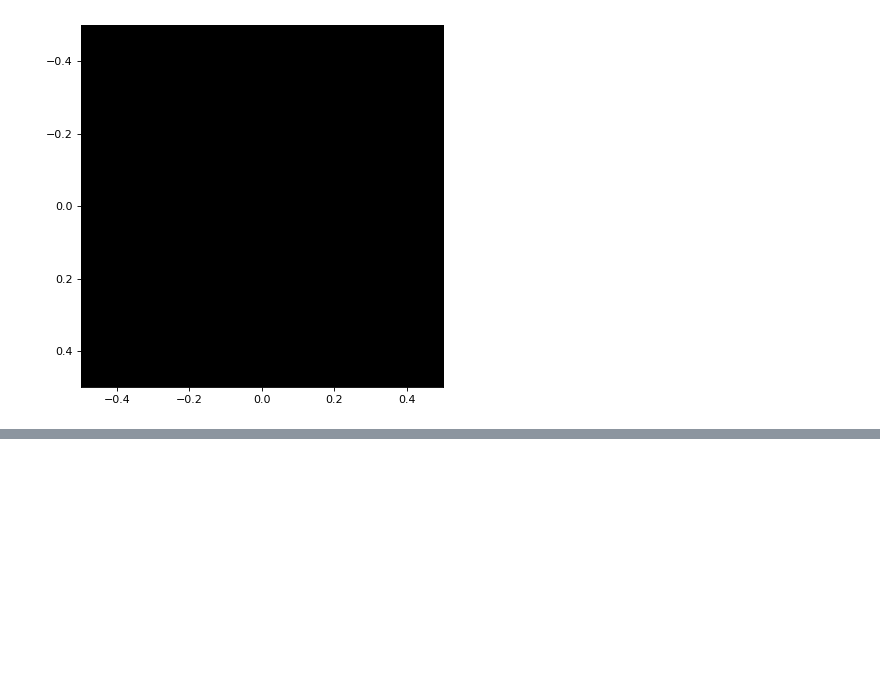
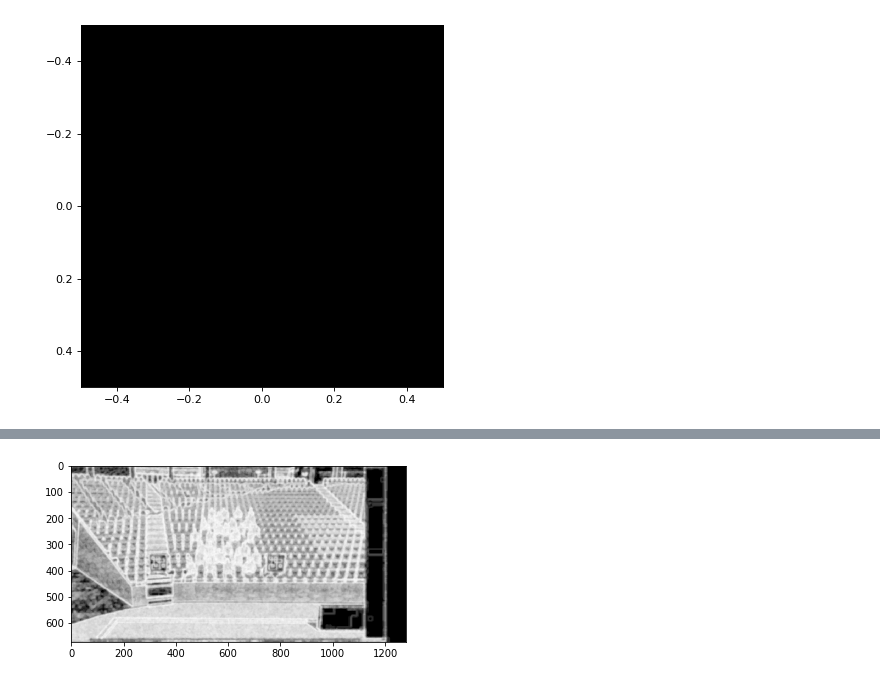
Before and after one commit to tempdeltavalue/SeatsDetection, a Jupyter notebook: Investiagate Image Filters.ipynb, the cells around one changed output, grey strips where cells are left out. Cells and saved outputs as stored; diff of their text form; code cells hidden in the pictures; blank space fills up the shorter version.

```diff
--- a/Investiagate Image Filters.ipynb
+++ b/Investiagate Image Filters.ipynb
@@ -175,2 +193,13 @@ NameError: name 'figure' is not defined
+# %%
+image_entropy = normalize(entropy(image, disk(5)))
+
+from skimage import color
+
+three_channel_image = color.gray2rgb(img_as_ubyte(image_entropy))
+
+plt.imshow(cv2.medianBlur(three_channel_image, 5))
+plt.show()
+# %% [output]
+[figure, added]
 # %%
 import cv2
```
Also changed, not shown: parts of 5 cells of this notebook, 1 other file.
